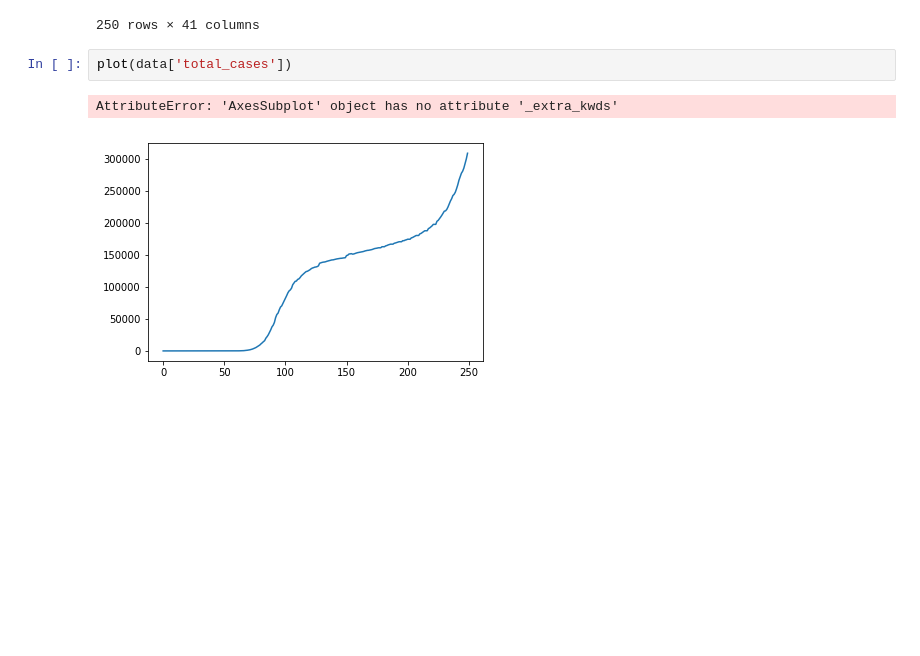
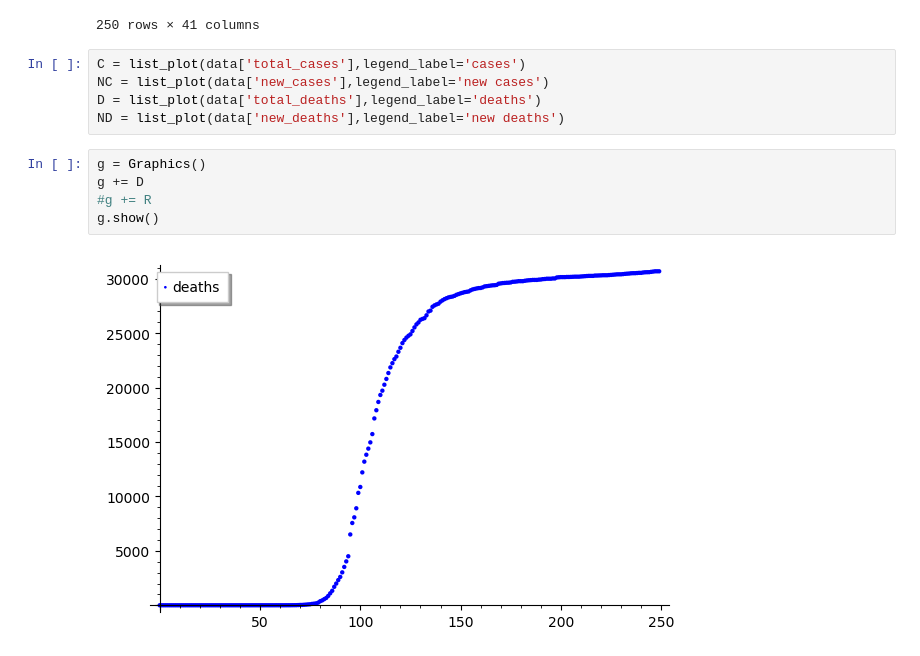
Before and after one commit to HannaRF/Modelagem-da-COVID-19-na-Franca, a Jupyter notebook: Simulações.ipynb, the cells around one changed output. Saved outputs shown, nothing was run; the diff lists cells and outputs as text; blank space fills up the shorter version.

```diff
--- a/Simulações.ipynb
+++ b/Simulações.ipynb
@@ -64,8 +64,15 @@ data
 | 248 | 13669 | FRA | Europe | France | 2020-09-04 | 300181.0 | 7157.0 | 5783.286 | ... |
 | 249 | 13670 | FRA | Europe | France | 2020-09-05 | 309156.0 | 8975.0 | 6011.286 | ... |
 250 rows × 41 columns
-# %%
-plot(data['total_cases'])
-# %% [output]
-AttributeError: 'AxesSubplot' object has no attribute '_extra_kwds'
-[figure, removed]
+# %%
+C = list_plot(data['total_cases'],legend_label='cases')
+NC = list_plot(data['new_cases'],legend_label='new cases')
+D = list_plot(data['total_deaths'],legend_label='deaths')
+ND = list_plot(data['new_deaths'],legend_label='new deaths')
+# %%
+g = Graphics()
+g += D
+#g += R
+g.show()
+# %% [output]
+[figure, added]
```
Also changed, not shown: parts of 3 cells of this notebook.
